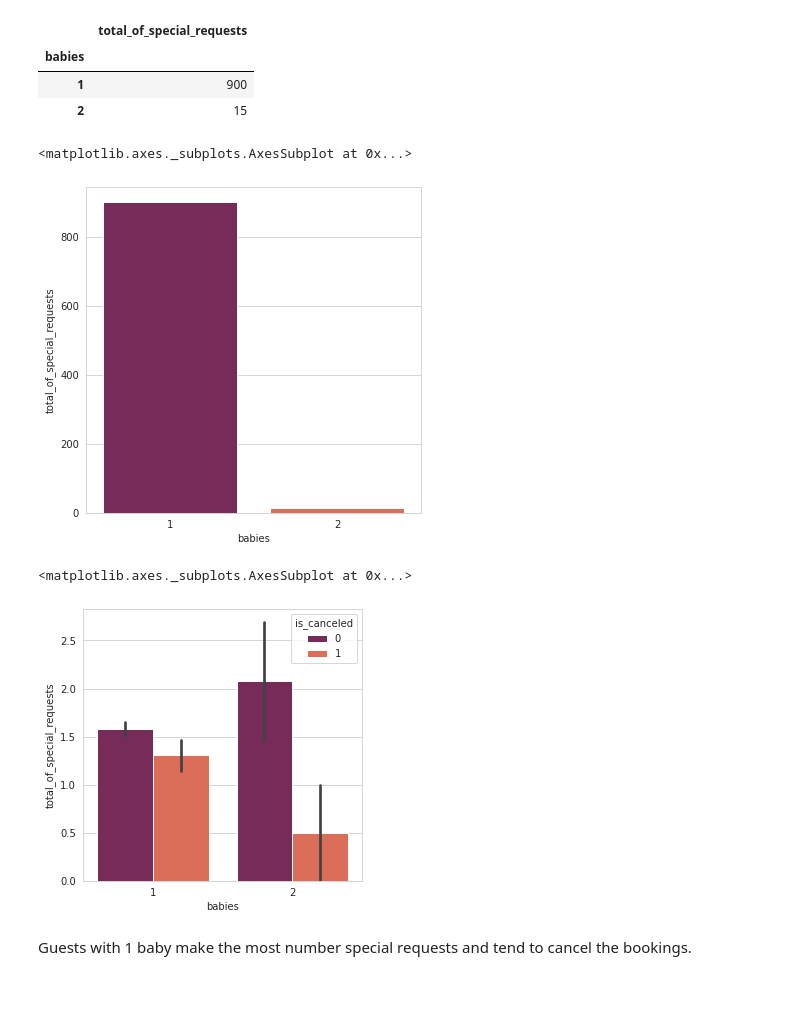
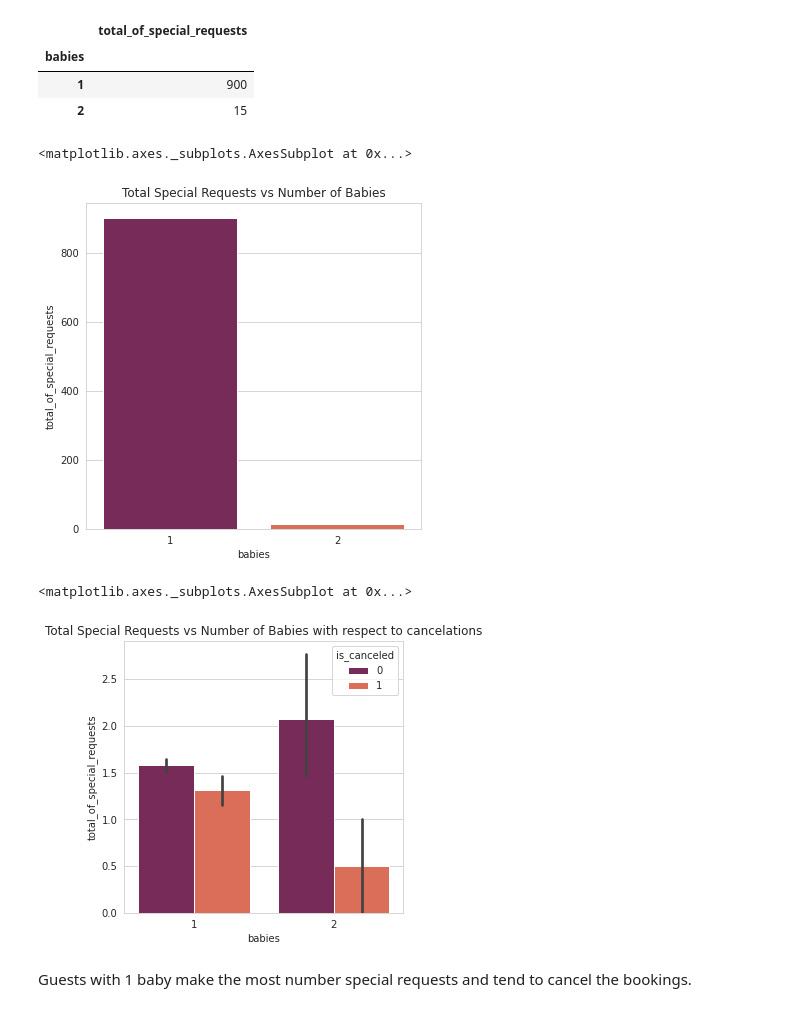
Before and after one commit to AnannyaSagar/Exploratory-Data-Analysis-of-Hotel-Booking-Dataset, a Jupyter notebook: EDA_of_Hotel_Booking_Analysis_(Individual_Notebook)_Capstone_Project.ipynb, the cells around one changed output. Saved outputs shown, nothing was run; the diff lists cells and outputs as text; code cells hidden in the pictures.

```diff
--- a/EDA_of_Hotel_Booking_Analysis_(Individual_Notebook)_Capstone_Project.ipynb
+++ b/EDA_of_Hotel_Booking_Analysis_(Individual_Notebook)_Capstone_Project.ipynb
@@ -657,19 +668,21 @@ babies_special_requests
 | 1 | 900 |
 | 2 | 15 |
 # %%
-#Plot showing number of special requests based on number of babies
+  #Plot showing number of special requests based on number of babies
   plt.figure(figsize=(6,6))
+  plt.title('Total Special Requests vs Number of Babies')
   sns.barplot(babies_special_requests.index,babies_special_requests['total_of_special_requests'],palette  = 'rocket')
 # %% [output]
 <matplotlib.axes._subplots.AxesSubplot at 0x...>
-[figure, old version]
+[figure, new version]
 # %%
 #Plot showing number of special requests based on number of babies with respect to cancelations
 plt.figure(figsize = (5,5))
+plt.title('Total Special Requests vs Number of Babies with respect to cancelations')
 sns.barplot(df2['babies'],df2['total_of_special_requests'], hue = df2['is_canceled'], palette = 'rocket')
 # %% [output]
 <matplotlib.axes._subplots.AxesSubplot at 0x...>
-[figure, old version]
+[figure, new version]
 # %% [markdown]
 Guests with 1 baby make the most number special requests and tend to cancel the bookings.
 # %%
```
Also changed, not shown: parts of 68 cells of this notebook.
